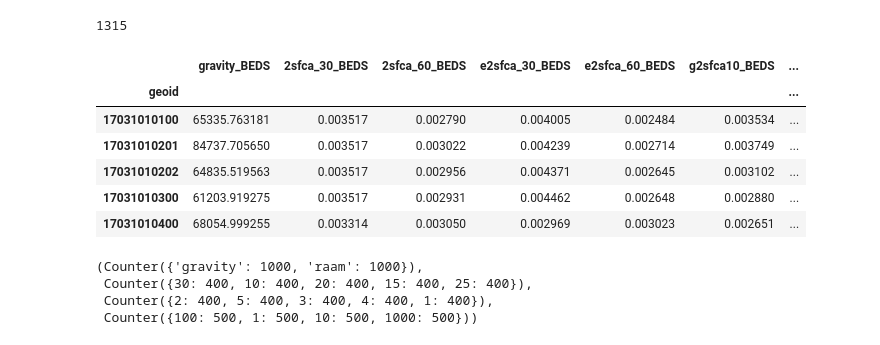
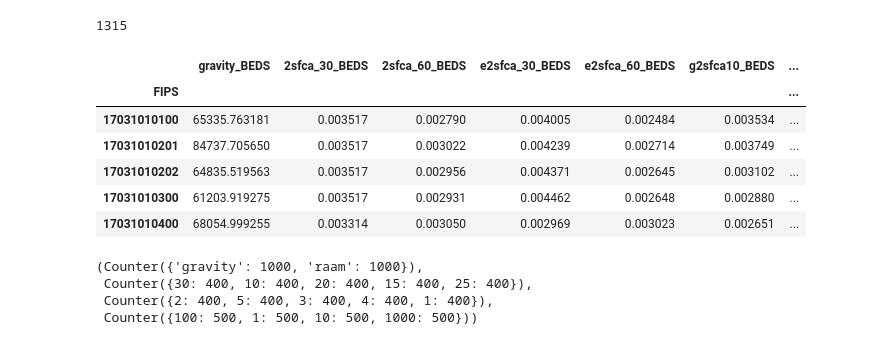
Before and after one commit to cybergis/AgentAccess, a Jupyter notebook: notebooks/HistPlot.ipynb, the cells around one changed output. Saved outputs shown, nothing was run; the diff lists cells and outputs as text; code cells hidden in the pictures.

```diff
--- a/notebooks/HistPlot.ipynb
+++ b/notebooks/HistPlot.ipynb
@@ -28,18 +28,18 @@ acc_titles = {
 res_col = "Cost_2"
 # %%
 acc = gpd.read_file("../data/accessibility/CookHospitals.gpkg")
-acc = acc.set_index("geoid")
+acc = acc.set_index("FIPS")
 cols = list(acc.columns)
 cols.remove('geometry')
 # acc = normalize_columns(acc, cols)
 # drop rows with nan values
 acc = acc.dropna(subset=acc_cols)
 print(len(acc))
 acc.head()
 # %% [output]
 1315
 |  | gravity_BEDS | 2sfca_30_BEDS | 2sfca_60_BEDS | e2sfca_30_BEDS | e2sfca_60_BEDS | g2sfca10_BEDS | ... |
-| geoid |  |  |  |  |  |  | ... |
+| FIPS |  |  |  |  |  |  | ... |
 | 17031010100 | 65335.763181 | 0.003517 | 0.002790 | 0.004005 | 0.002484 | 0.003534 | ... |
 | 17031010201 | 84737.705650 | 0.003517 | 0.003022 | 0.004239 | 0.002714 | 0.003749 | ... |
 | 17031010202 | 64835.519563 | 0.003517 | 0.002956 | 0.004371 | 0.002645 | 0.003102 | ... |
```
Also changed, not shown: 3 other files.
